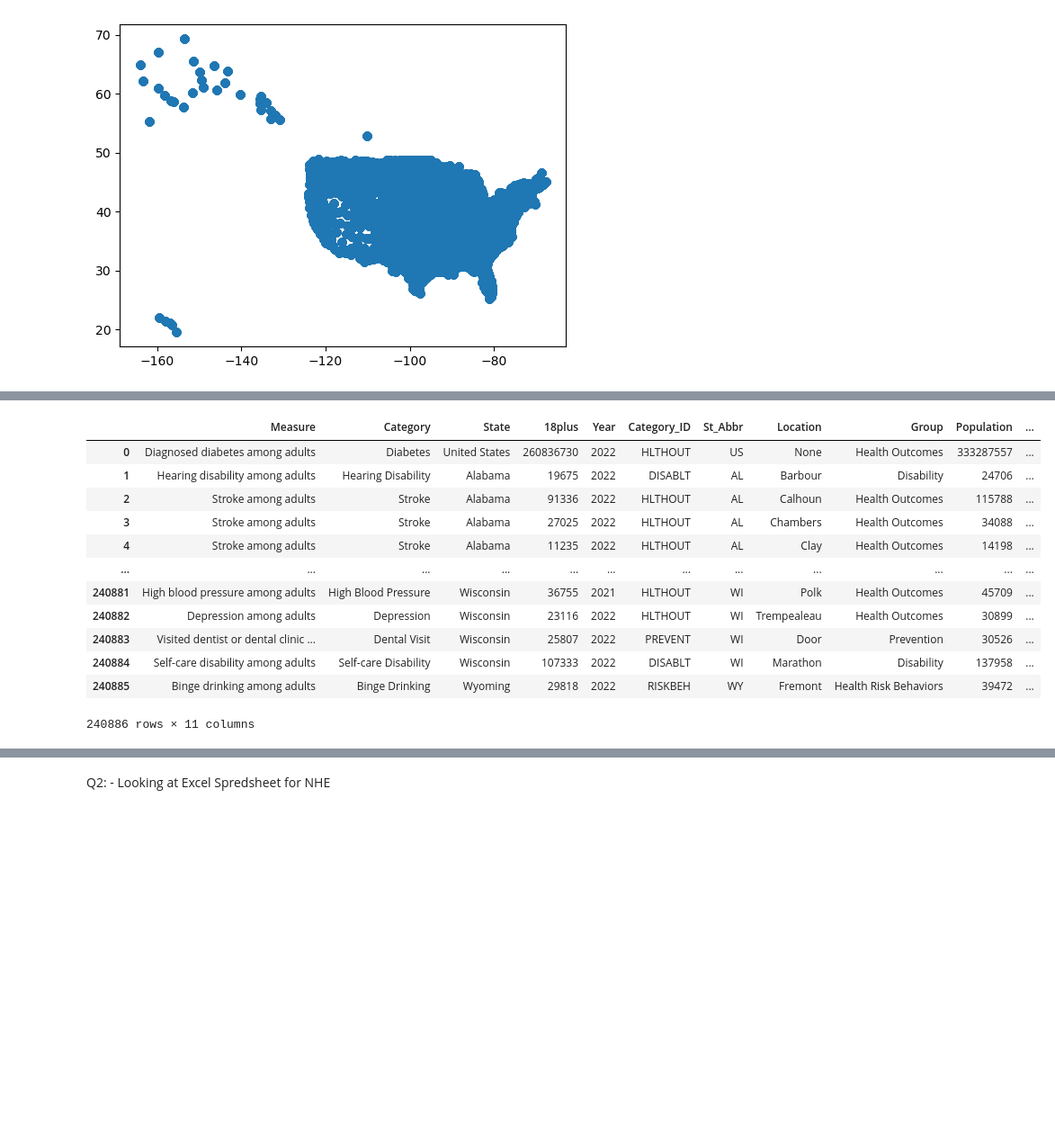
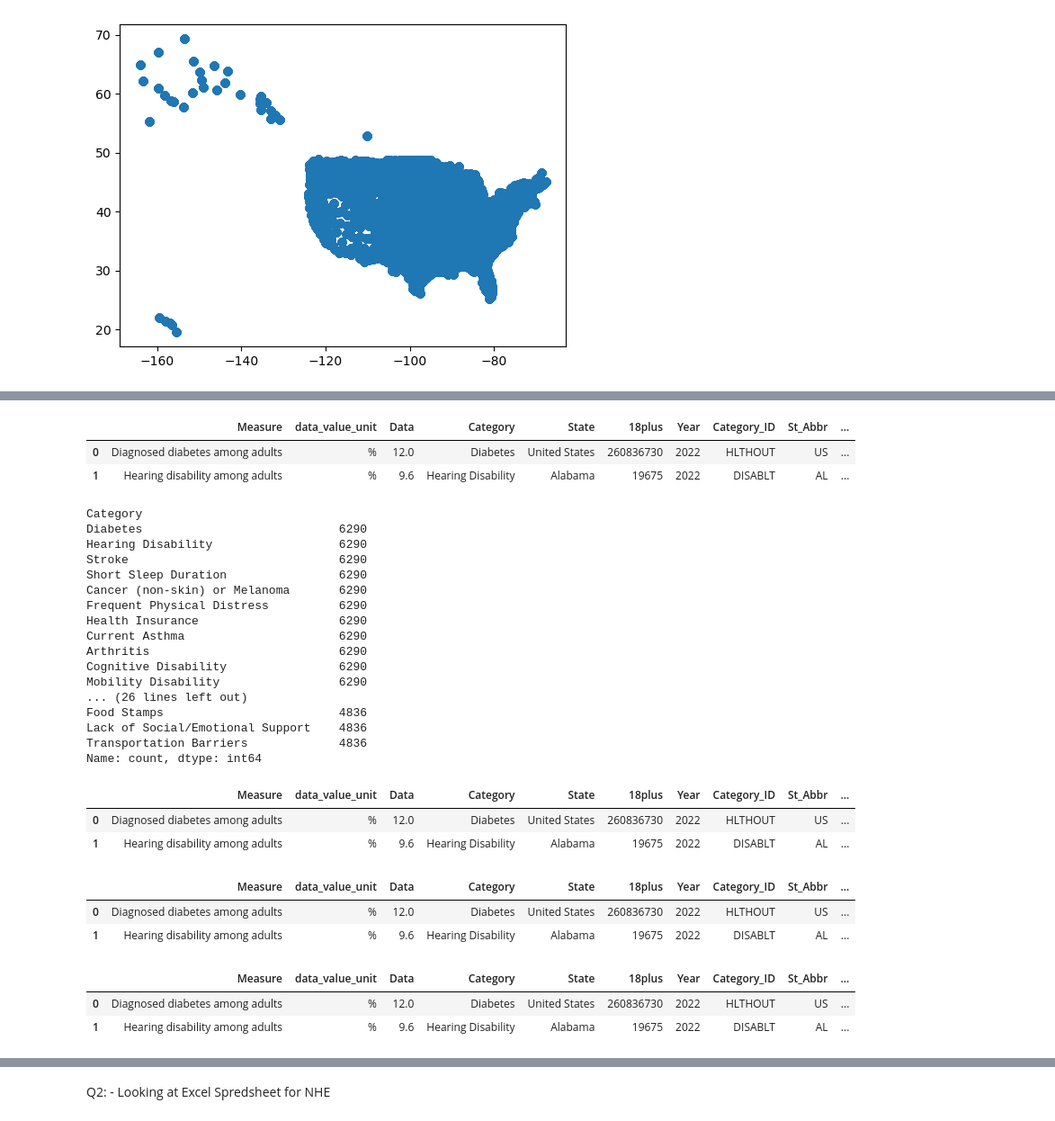
Before and after one commit to Lyduska/Better_Health, a Jupyter notebook: notebook/Better_health.ipynb, the cells around one changed output, grey strips where cells are left out. Shown at 90% size. Drawn from its saved outputs; the diff is of its cells as text; code cells hidden in the pictures; blank space fills up the shorter version.

```diff
--- a/notebook/Better_health.ipynb
+++ b/notebook/Better_health.ipynb
@@ -36,7 +36,7 @@ Index(['measure', 'low_confidence_limit', 'data_value_unit', 'data_value',
        'datasource', 'totalpopulation', 'geometry'],
       dtype='object')
 # %%
-better_health_df1=better_health.drop(columns =['low_confidence_limit','data_value_unit','data_value','locationid','high_confidence_limit',
+better_health_df1=better_health.drop(columns =['low_confidence_limit','locationid','high_confidence_limit',
                                                'data_value_footnote','data_value_footnote_symbol', 'data_value_type', 'datavaluetypeid',
                                                'measureid', 'datasource'])
 better_health_df1.head(2)
@@ -117,19 +86,50 @@ better_health_df1.rename(columns={'measure':'Measure','short_question_text': 'Ca
 # %%
-better_health_df1=better_health_df1.rename(columns={'measure':'Measure','short_question_text': 'Category','statedesc':'State', 'totalpop18plus': '18plus', 'year':'Year',
-                                  'categoryid':'Category_ID','stateabbr': 'St_Abbr', 'locationname': 'Location', 'category':'Group',
+better_health_df1=better_health_df1.rename(columns={'measure':'Measure','data_value':'Data','short_question_text': 'Category','statedesc':'State', 'totalpop18plus': '18plus', 'year':'Year',
+                                  'categoryid':'Category_ID','stateabbr': 'St_Abbr','locationname': 'Location', 'category':'Group',
                                   'totalpopulation':'Population','geometry':'Geometry'})
-better_health_df1
+better_health_df1.head(2)
 # %% [output]
-|  | Measure | Category | State | 18plus | Year | Category_ID | St_Abbr | Location | Group | Population | ... |
-| 0 | Diagnosed diabetes among adults | Diabetes | United States | 260836730 | 2022 | HLTHOUT | US | None | Health Outcomes | 333287557 | ... |
-| 1 | Hearing disability among adults | Hearing Disability | Alabama | 19675 | 2022 | DISABLT | AL | Barbour | Disability | 24706 | ... |
-| 2 | Stroke among adults | Stroke | Alabama | 91336 | 2022 | HLTHOUT | AL | Calhoun | Health Outcomes | 115788 | ... |
-| 3 | Stroke among adults | Stroke | Alabama | 27025 | 2022 | HLTHOUT | AL | Chambers | Health Outcomes | 34088 | ... |
-| 4 | Stroke among adults | Stroke | Alabama | 11235 | 2022 | HLTHOUT | AL | Clay | Health Outcomes | 14198 | ... |
-| ... | ... | ... | ... | ... | ... | ... | ... | ... | ... | ... | ... |
-| 240881 | High blood pressure among adults | High Blood Pressure | Wisconsin | 36755 | 2021 | HLTHOUT | WI | Polk | Health Outcomes | 45709 | ... |
-| 240882 | Depression among adults | Depression | Wisconsin | 23116 | 2022 | HLTHOUT | WI | Trempealeau | Health Outcomes | 30899 | ... |
-| 240883 | Visited dentist or dental clinic ... | Dental Visit | Wisconsin | 25807 | 2022 | PREVENT | WI | Door | Prevention | 30526 | ... |
-| 240884 | Self-care disability among adults | Self-care Disability | Wisconsin | 107333 | 2022 | DISABLT | WI | Marathon | Disability | 137958 | ... |
-| 240885 | Binge drinking among adults | Binge Drinking | Wyoming | 29818 | 2022 | RISKBEH | WY | Fremont | Health Risk Behaviors | 39472 | ... |
+|  | Measure | data_value_unit | Data | Category | State | 18plus | Year | Category_ID | St_Abbr | ... |
+| 0 | Diagnosed diabetes among adults | % | 12.0 | Diabetes | United States | 260836730 | 2022 | HLTHOUT | US | ... |
+| 1 | Hearing disability among adults | % | 9.6 | Hearing Disability | Alabama | 19675 | 2022 | DISABLT | AL | ... |
-240886 rows × 11 columns
+# %%
+better_health_df1.Category.value_counts()
+# %% [output]
+Category
+Diabetes                            6290
+Hearing Disability                  6290
+Stroke                              6290
+Short Sleep Duration                6290
+Cancer (non-skin) or Melanoma       6290
+Frequent Physical Distress          6290
+Health Insurance                    6290
+Current Asthma                      6290
+Arthritis                           6290
+Cognitive Disability                6290
+Mobility Disability                 6290
+... (26 lines left out)
+Food Stamps                         4836
+Lack of Social/Emotional Support    4836
+Transportation Barriers             4836
+Name: count, dtype: int64
+# %%
+better_health_df1['Data']=better_health_df1['Data'].astype(float)
+better_health_df1.head(2)
+# %% [output]
+|  | Measure | data_value_unit | Data | Category | State | 18plus | Year | Category_ID | St_Abbr | ... |
+| 0 | Diagnosed diabetes among adults | % | 12.0 | Diabetes | United States | 260836730 | 2022 | HLTHOUT | US | ... |
+| 1 | Hearing disability among adults | % | 9.6 | Hearing Disability | Alabama | 19675 | 2022 | DISABLT | AL | ... |
+# %%
+better_health_df1['Population']=better_health_df1['Population'].astype(int)
+better_health_df1.head(2)
+# %% [output]
+|  | Measure | data_value_unit | Data | Category | State | 18plus | Year | Category_ID | St_Abbr | ... |
+| 0 | Diagnosed diabetes among adults | % | 12.0 | Diabetes | United States | 260836730 | 2022 | HLTHOUT | US | ... |
+| 1 | Hearing disability among adults | % | 9.6 | Hearing Disability | Alabama | 19675 | 2022 | DISABLT | AL | ... |
+# %%
+better_health_df1['Total'] =((better_health_df1.Population * better_health_df1.Data)/100).astype('int')
+better_health_df1.head(2)
+# %% [output]
+|  | Measure | data_value_unit | Data | Category | State | 18plus | Year | Category_ID | St_Abbr | ... |
+| 0 | Diagnosed diabetes among adults | % | 12.0 | Diabetes | United States | 260836730 | 2022 | HLTHOUT | US | ... |
+| 1 | Hearing disability among adults | % | 9.6 | Hearing Disability | Alabama | 19675 | 2022 | DISABLT | AL | ... |
```
Also changed, not shown: parts of 39 cells of this notebook.
